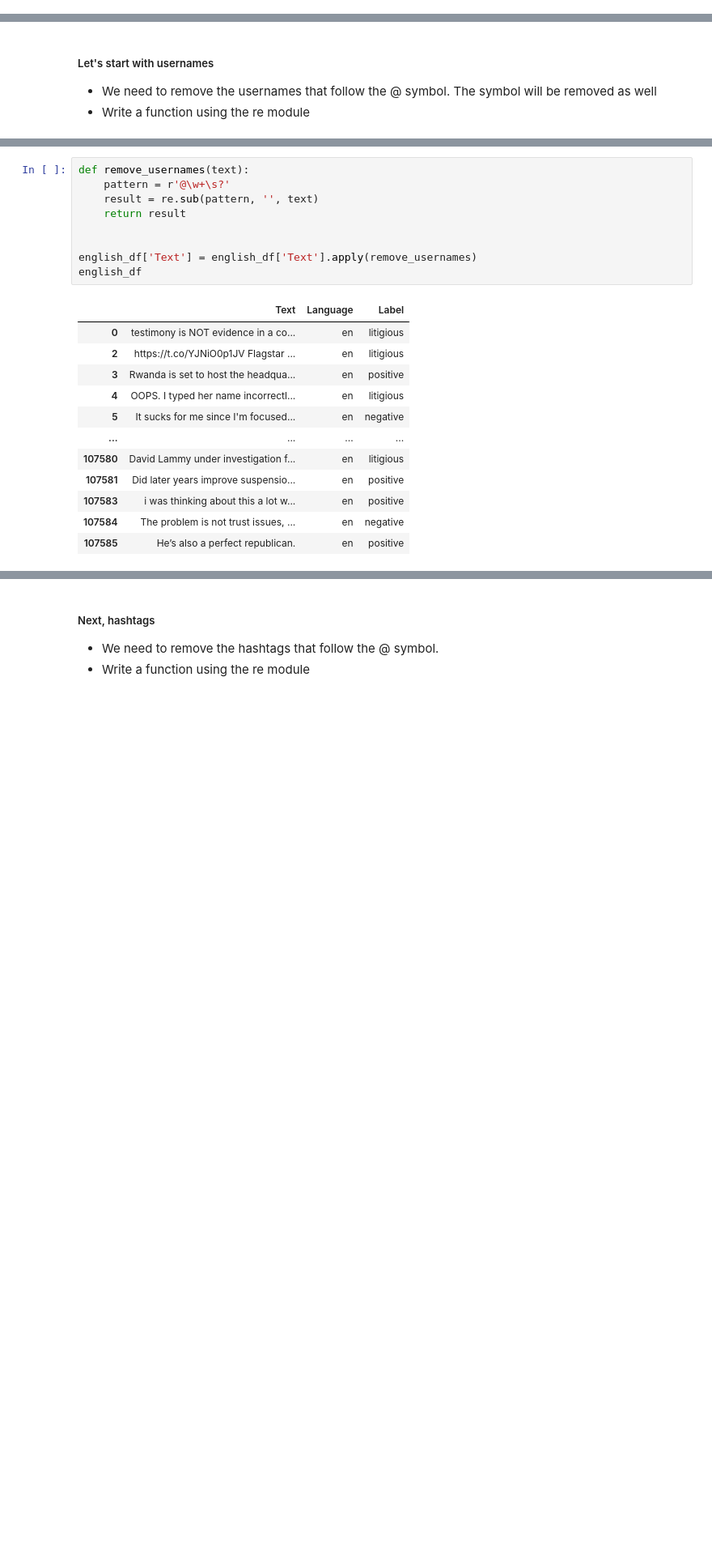
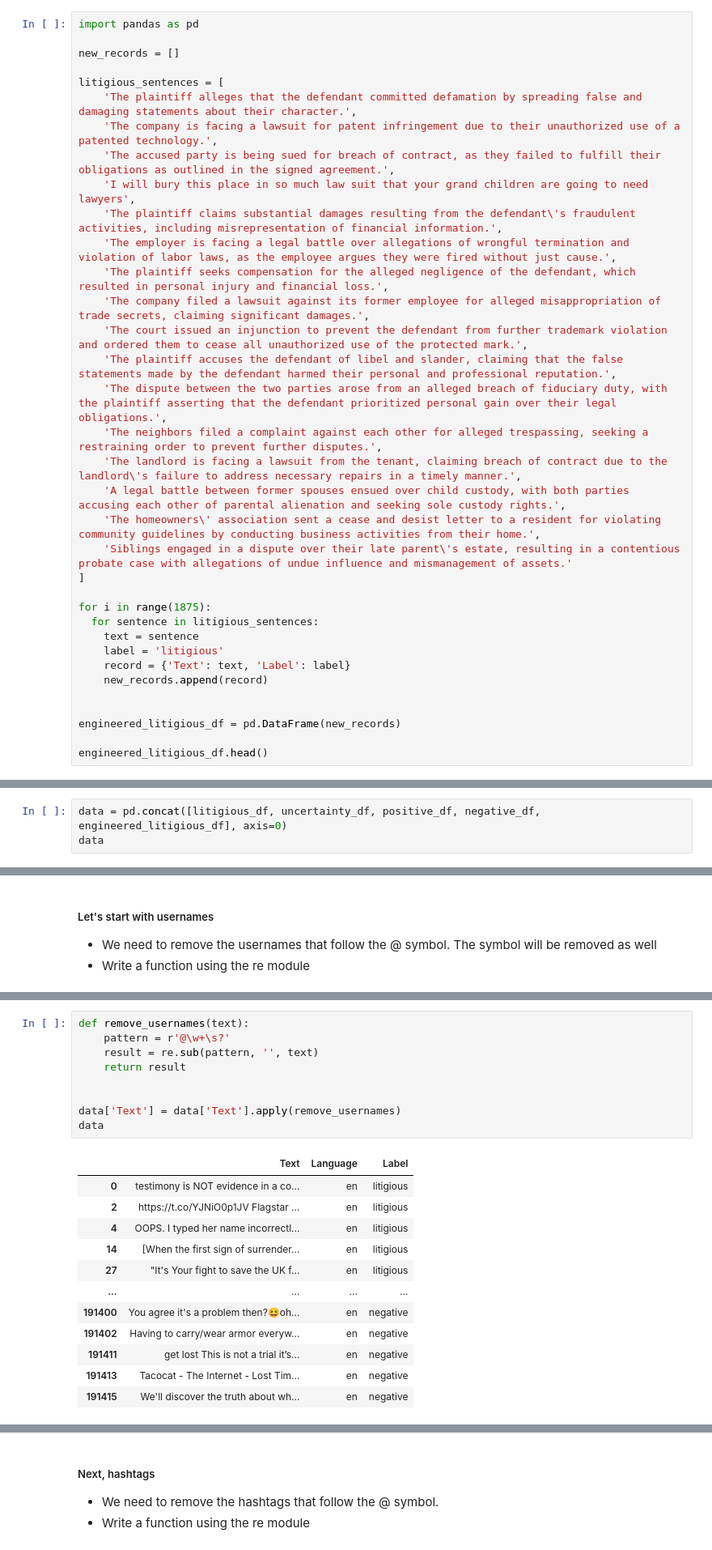
Before and after one commit to coderacheal/Alkebulan, a Jupyter notebook: Sentiment_analysis.ipynb, the cells around one changed output, grey strips where cells are left out. Shown: that part at 81% size. Saved outputs shown, nothing was run; the diff lists cells and outputs as text; blank space fills up the shorter version.

```diff
--- a/Sentiment_analysis.ipynb
+++ b/Sentiment_analysis.ipynb
@@ -76,0 +103,35 @@ english_df = english_df[:100000]
+# %%
+import pandas as pd
+
+new_records = []
+
+litigious_sentences = [
+    'The plaintiff alleges that the defendant committed defamation by spreading false and damaging statements about their character.',
+    'The company is facing a lawsuit for patent infringement due to their unauthorized use of a patented technology.',
+    'The accused party is being sued for breach of contract, as they failed to fulfill their obligations as outlined in the signed agreement.',
+    'I will bury this place in so much law suit that your grand children are going to need lawyers',
+    'The plaintiff claims substantial damages resulting from the defendant\'s fraudulent activities, including misrepresentation of financial information.',
+    'The employer is facing a legal battle over allegations of wrongful termination and violation of labor laws, as the employee argues they were fired without just cause.',
+    'The plaintiff seeks compensation for the alleged negligence of the defendant, which resulted in personal injury and financial loss.',
+    'The company filed a lawsuit against its former employee for alleged misappropriation of trade secrets, claiming significant damages.',
+    'The court issued an injunction to prevent the defendant from further trademark violation and ordered them to cease all unauthorized use of the protected mark.',
+    'The plaintiff accuses the defendant of libel and slander, claiming that the false statements made by the defendant harmed their personal and professional reputation.',
+    'The dispute between the two parties arose from an alleged breach of fiduciary duty, with the plaintiff asserting that the defendant prioritized personal gain over their legal obligations.',
+    'The neighbors filed a complaint against each other for alleged trespassing, seeking a restraining order to prevent further disputes.',
+    'The landlord is facing a lawsuit from the tenant, claiming breach of contract due to the landlord\'s failure to address necessary repairs in a timely manner.',
+    'A legal battle between former spouses ensued over child custody, with both parties accusing each other of parental alienation and seeking sole custody rights.',
+    'The homeowners\' association sent a cease and desist letter to a resident for violating community guidelines by conducting business activities from their home.',
+    'Siblings engaged in a dispute over their late parent\'s estate, resulting in a contentious probate case with allegations of undue influence and mismanagement of assets.'
+]
+
+for i in range(1875):
+  for sentence in litigious_sentences:
+    text = sentence
+    label = 'litigious'
+    record = {'Text': text, 'Label': label}
+    new_records.append(record)
+
+
+engineered_litigious_df = pd.DataFrame(new_records)
+
+engineered_litigious_df.head()
@@ -77 +149,4 @@ english_df = english_df[:100000]
+# %%
+data = pd.concat([litigious_df, uncertainty_df, positive_df, negative_df, engineered_litigious_df], axis=0)
+data
 # %%
@@ -127,22 +202,22 @@ english_df['Text'][0]
 # %%
 def remove_usernames(text):
     pattern = r'@\w+\s?'
     result = re.sub(pattern, '', text)
     return result
 
 
-english_df['Text'] = english_df['Text'].apply(remove_usernames)
-english_df
+data['Text'] = data['Text'].apply(remove_usernames)
+data
 # %% [output]
 |  | Text | Language | Label |
 | 0 | testimony is NOT evidence in a co... | en | litigious |
 | 2 | https://t.co/YJNiO0p1JV Flagstar ... | en | litigious |
-| 3 | Rwanda is set to host the headqua... | en | positive |
 | 4 | OOPS. I typed her name incorrectl... | en | litigious |
-| 5 | It sucks for me since I'm focused... | en | negative |
+| 14 | [When the first sign of surrender... | en | litigious |
+| 27 | "It's Your fight to save the UK f... | en | litigious |
 | ... | ... | ... | ... |
-| 107580 | David Lammy under investigation f... | en | litigious |
-| 107581 | Did later years improve suspensio... | en | positive |
-| 107583 | i was thinking about this a lot w... | en | positive |
-| 107584 | The problem is not trust issues, ... | en | negative |
-| 107585 | He’s also a perfect republican. | en | positive |
+| 191400 | You agree it's a problem then?😆oh... | en | negative |
+| 191402 | Having to carry/wear armor everyw... | en | negative |
+| 191411 | get lost This is not a trial it’s... | en | negative |
+| 191413 | Tacocat - The Internet - Lost Tim... | en | negative |
+| 191415 | We'll discover the truth about wh... | en | negative |
```
Also changed, not shown: parts of 37 cells of this notebook.
